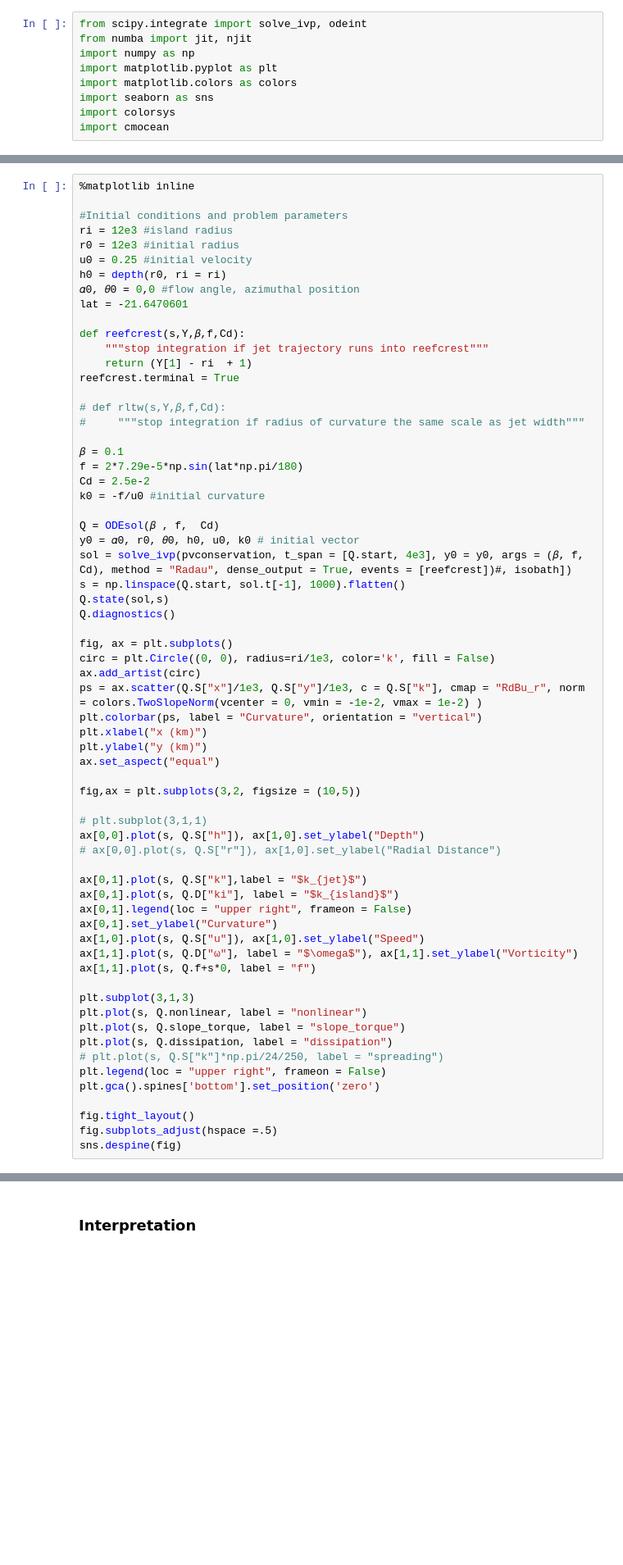
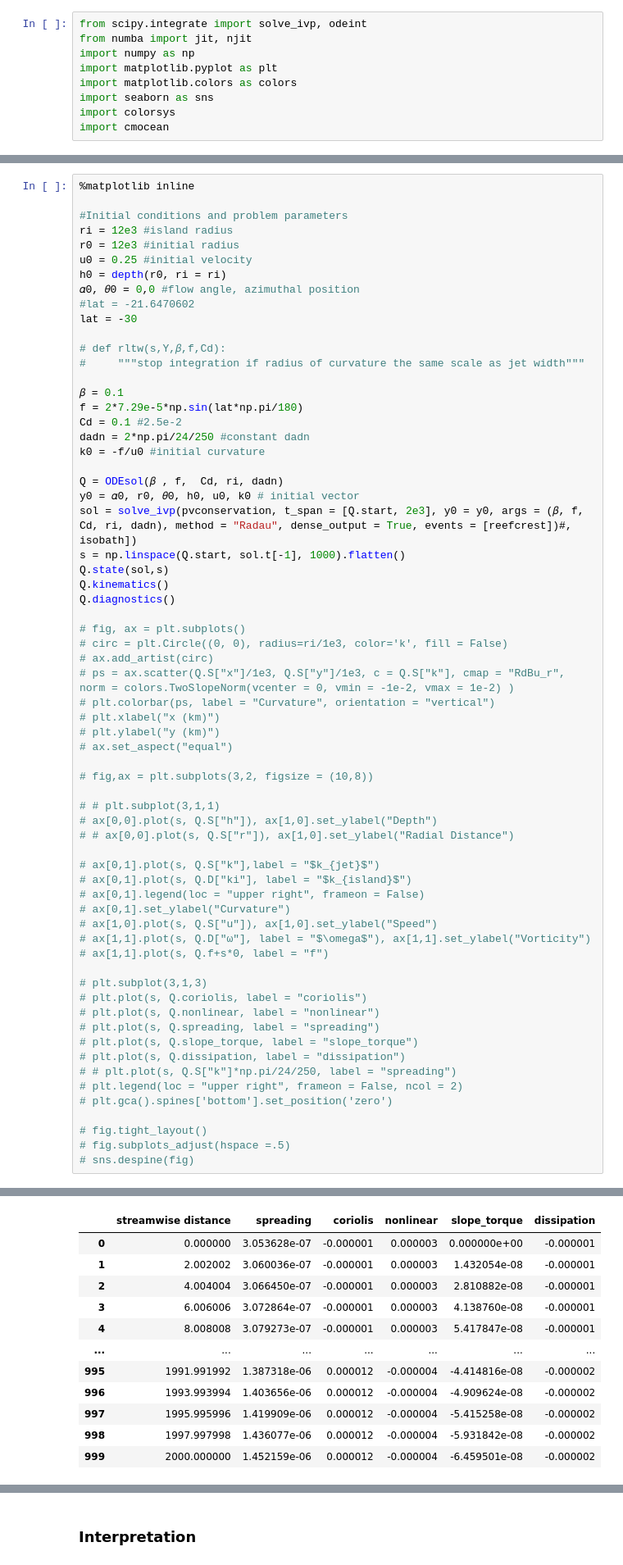
Before and after one commit to wingtorres/annulus, a Jupyter notebook: theory/jet_pv-ode.ipynb, the cells around one changed output, grey strips where cells are left out. Shown at 82% size. Cells and saved outputs as stored; diff of their text form; blank space fills up the shorter version.

```diff
--- a/theory/jet_pv-ode.ipynb
+++ b/theory/jet_pv-ode.ipynb
@@ -295,60 +396,60 @@ r0 = 12e3 #initial radius
 u0 = 0.25 #initial velocity
 h0 = depth(r0, ri = ri)
 𝛼0, 𝜃0 = 0,0 #flow angle, azimuthal position
-lat = -21.6470601
-
-def reefcrest(s,Y,𝛽,f,Cd):
-    """stop integration if jet trajectory runs into reefcrest"""
-    return (Y[1] - ri  + 1)
-reefcrest.terminal = True
+#lat = -21.6470602
+lat = -30
 
 # def rltw(s,Y,𝛽,f,Cd):
 #     """stop integration if radius of curvature the same scale as jet width"""
 
 𝛽 = 0.1
 f = 2*7.29e-5*np.sin(lat*np.pi/180)
-Cd = 2.5e-2
+Cd = 0.1 #2.5e-2
+dadn = 2*np.pi/24/250 #constant dadn
 k0 = -f/u0 #initial curvature
 
-Q = ODEsol(𝛽 , f,  Cd)
+Q = ODEsol(𝛽 , f,  Cd, ri, dadn)
 y0 = 𝛼0, r0, 𝜃0, h0, u0, k0 # initial vector
-sol = solve_ivp(pvconservation, t_span = [Q.start, 4e3], y0 = y0, args = (𝛽, f, Cd), method = "Radau", dense_output = True, events = [reefcrest])#, isobath])
+sol = solve_ivp(pvconservation, t_span = [Q.start, 2e3], y0 = y0, args = (𝛽, f, Cd, ri, dadn), method = "Radau", dense_output = True, events = [reefcrest])#, isobath])
 s = np.linspace(Q.start, sol.t[-1], 1000).flatten()
 Q.state(sol,s)
+Q.kinematics()
 Q.diagnostics()
 
-fig, ax = plt.subplots()
-circ = plt.Circle((0, 0), radius=ri/1e3, color='k', fill = False)
-ax.add_artist(circ)
-ps = ax.scatter(Q.S["x"]/1e3, Q.S["y"]/1e3, c = Q.S["k"], cmap = "RdBu_r", norm = colors.TwoSlopeNorm(vcenter = 0, vmin = -1e-2, vmax = 1e-2) )
-plt.colorbar(ps, label = "Curvature", orientation = "vertical")
-plt.xlabel("x (km)")
-plt.ylabel("y (km)")
-ax.set_aspect("equal")
+# fig, ax = plt.subplots()
+# circ = plt.Circle((0, 0), radius=ri/1e3, color='k', fill = False)
+# ax.add_artist(circ)
+# ps = ax.scatter(Q.S["x"]/1e3, Q.S["y"]/1e3, c = Q.S["k"], cmap = "RdBu_r", norm = colors.TwoSlopeNorm(vcenter = 0, vmin = -1e-2, vmax = 1e-2) )
+# plt.colorbar(ps, label = "Curvature", orientation = "vertical")
+# plt.xlabel("x (km)")
+# plt.ylabel("y (km)")
+# ax.set_aspect("equal")
 
-fig,ax = plt.subplots(3,2, figsize = (10,5))
+# fig,ax = plt.subplots(3,2, figsize = (10,8))
 
-# plt.subplot(3,1,1)
-ax[0,0].plot(s, Q.S["h"]), ax[1,0].set_ylabel("Depth")
-# ax[0,0].plot(s, Q.S["r"]), ax[1,0].set_ylabel("Radial Distance")
+# # plt.subplot(3,1,1)
+# ax[0,0].plot(s, Q.S["h"]), ax[1,0].set_ylabel("Depth")
+# # ax[0,0].plot(s, Q.S["r"]), ax[1,0].set_ylabel("Radial Distance")
 
-ax[0,1].plot(s, Q.S["k"],label = "$k_{jet}$")
-ax[0,1].plot(s, Q.D["ki"], label = "$k_{island}$")
-ax[0,1].legend(loc = "upper right", frameon = False)
-ax[0,1].set_ylabel("Curvature")
-ax[1,0].plot(s, Q.S["u"]), ax[1,0].set_ylabel("Speed")
-ax[1,1].plot(s, Q.D["ω"], label = "$\omega$"), ax[1,1].set_ylabel("Vorticity")
-ax[1,1].plot(s, Q.f+s*0, label = "f")
+# ax[0,1].plot(s, Q.S["k"],label = "$k_{jet}$")
+# ax[0,1].plot(s, Q.D["ki"], label = "$k_{island}$")
+# ax[0,1].legend(loc = "upper right", frameon = False)
+# ax[0,1].set_ylabel("Curvature")
+# ax[1,0].plot(s, Q.S["u"]), ax[1,0].set_ylabel("Speed")
+# ax[1,1].plot(s, Q.D["ω"], label = "$\omega$"), ax[1,1].set_ylabel("Vorticity")
+# ax[1,1].plot(s, Q.f+s*0, label = "f")
 
-plt.subplot(3,1,3)
-plt.plot(s, Q.nonlinear, label = "nonlinear")
-plt.plot(s, Q.slope_torque, label = "slope_torque")
-plt.plot(s, Q.dissipation, label = "dissipation")
-# plt.plot(s, Q.S["k"]*np.pi/24/250, label = "spreading")
-plt.legend(loc = "upper right", frameon = False)
-plt.gca().spines['bottom'].set_position('zero')
+# plt.subplot(3,1,3)
+# plt.plot(s, Q.coriolis, label = "coriolis")
+# plt.plot(s, Q.nonlinear, label = "nonlinear")
+# plt.plot(s, Q.spreading, label = "spreading")
+# plt.plot(s, Q.slope_torque, label = "slope_torque")
+# plt.plot(s, Q.dissipation, label = "dissipation")
+# # plt.plot(s, Q.S["k"]*np.pi/24/250, label = "spreading")
+# plt.legend(loc = "upper right", frameon = False, ncol = 2)
+# plt.gca().spines['bottom'].set_position('zero')
 
-fig.tight_layout()
-fig.subplots_adjust(hspace =.5)
-sns.despine(fig)
+# fig.tight_layout()
+# fig.subplots_adjust(hspace =.5)
+# sns.despine(fig)
 # %% [output]
@@ -356,0 +456,12 @@ sns.despine(fig)
+|  | streamwise distance | spreading | coriolis | nonlinear | slope_torque | dissipation |
+| 0 | 0.000000 | 3.053628e-07 | -0.000001 | 0.000003 | 0.000000e+00 | -0.000001 |
+| 1 | 2.002002 | 3.060036e-07 | -0.000001 | 0.000003 | 1.432054e-08 | -0.000001 |
+| 2 | 4.004004 | 3.066450e-07 | -0.000001 | 0.000003 | 2.810882e-08 | -0.000001 |
+| 3 | 6.006006 | 3.072864e-07 | -0.000001 | 0.000003 | 4.138760e-08 | -0.000001 |
+| 4 | 8.008008 | 3.079273e-07 | -0.000001 | 0.000003 | 5.417847e-08 | -0.000001 |
+| ... | ... | ... | ... | ... | ... | ... |
+| 995 | 1991.991992 | 1.387318e-06 | 0.000012 | -0.000004 | -4.414816e-08 | -0.000002 |
+| 996 | 1993.993994 | 1.403656e-06 | 0.000012 | -0.000004 | -4.909624e-08 | -0.000002 |
+| 997 | 1995.995996 | 1.419909e-06 | 0.000012 | -0.000004 | -5.415258e-08 | -0.000002 |
+| 998 | 1997.997998 | 1.436077e-06 | 0.000012 | -0.000004 | -5.931842e-08 | -0.000002 |
+| 999 | 2000.000000 | 1.452159e-06 | 0.000012 | -0.000004 | -6.459501e-08 | -0.000002 |
```
Also changed, not shown: parts of 3 cells of this notebook.
